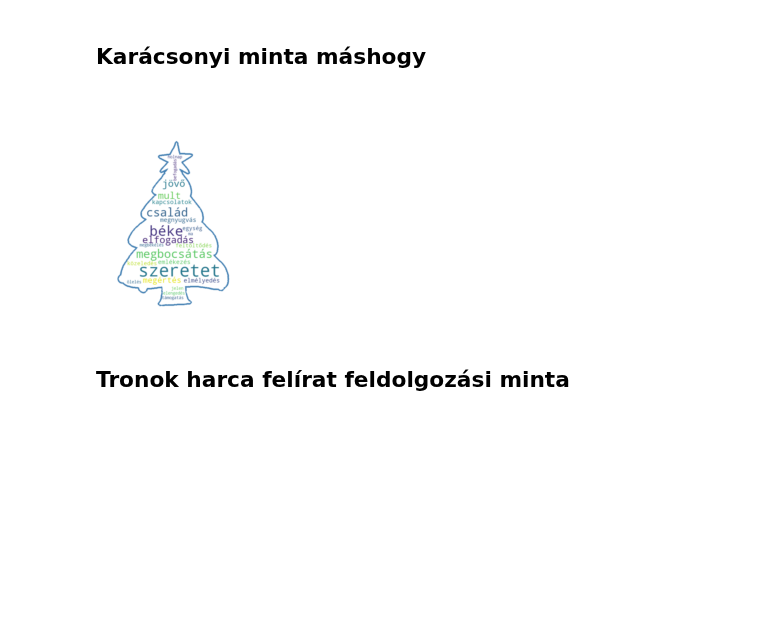
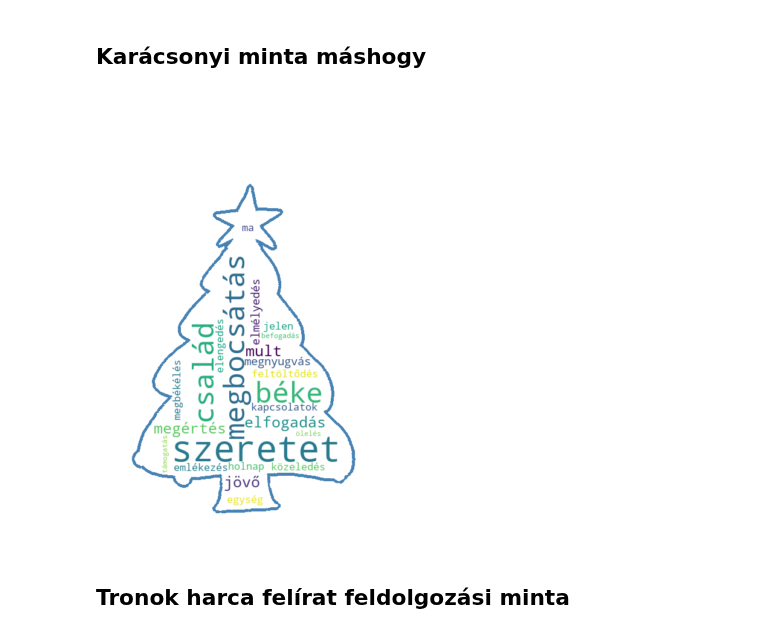
Before and after one commit to klajosw/python, a Jupyter notebook: kl_py_word_cloud.ipynb, the cells around one changed output. Drawn from its saved outputs; the diff is of its cells as text; code cells hidden in the pictures; blank space fills up the shorter version.

```diff
--- a/kl_py_word_cloud.ipynb
+++ b/kl_py_word_cloud.ipynb
@@ -77,36 +70,40 @@ from os import path
 from PIL import Image
 import numpy as np
 import matplotlib.pyplot as plt
 import os
 from wordcloud import WordCloud, STOPWORDS
 
-# get data directory (using getcwd() is needed to support running example in generated IPython notebook)
+# Munka könyvtár kiolvasásaget ( getcwd()
 d = path.dirname(__file__) if "__file__" in locals() else os.getcwd()
 
 # szöveges állományból beolvasás.
 text = open(path.join(d, 'kari_szofelho.txt')).read()
 
-# read the mask image
+# Kép kontor masz beolvasása
 mask = np.array(Image.open(path.join(d, "kari_fa.png")))
 
 stopwords = set(STOPWORDS)
-stopwords.add("gyölőlet gonoszság a az mert hogy azért mert csak és is de")  ## nem kivánt szavak kihagyása a feldolgozásból
+##stopwords.add("gyölőlet") ## nem kivánt szavak kihagyása a feldolgozásból
+##stopwords.add( "gonoszság") ...
+stopwords.update(["gyölőlet","gonoszság", "elbukás","hanyatlás"])
+
 
 ## Szófelhő készítés paramétere beállítása (fehér háttér, kék kontur. 2-mas vonla vastagság)
 wc = WordCloud(background_color="white", max_words=200, mask=mask,
                stopwords=stopwords, contour_width=3, contour_color='steelblue')
 
 # Szó felhő generálás
 wc.generate(text)
 
 # Eredmény képfile-be mantése
 wc.to_file(path.join(d, "KL_karacsonyi_szofelho.png"))
 
 # Szó felhő kirajzolása
-plt.figure()
+## plt.figure()  ## Normál
+plt.figure(figsize=[8,8])  # nagyított
 plt.imshow(wc, interpolation='bilinear')
 plt.axis("off")
 plt.show()  ## megjelenítés
 # %% [output]
-[figure, old version]
+[figure, new version]
 # %% [markdown]
```
Also changed, not shown: parts of 6 cells of this notebook.
